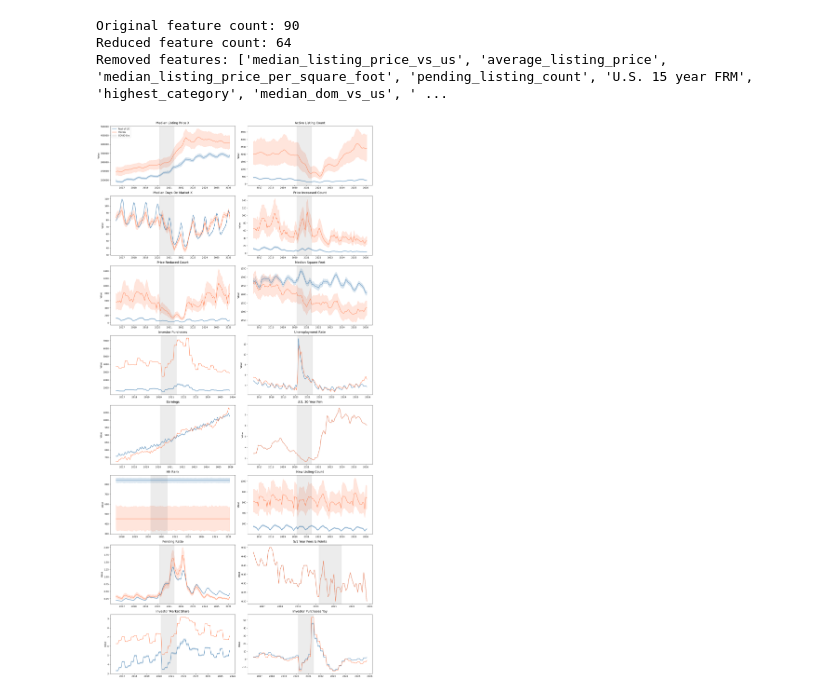
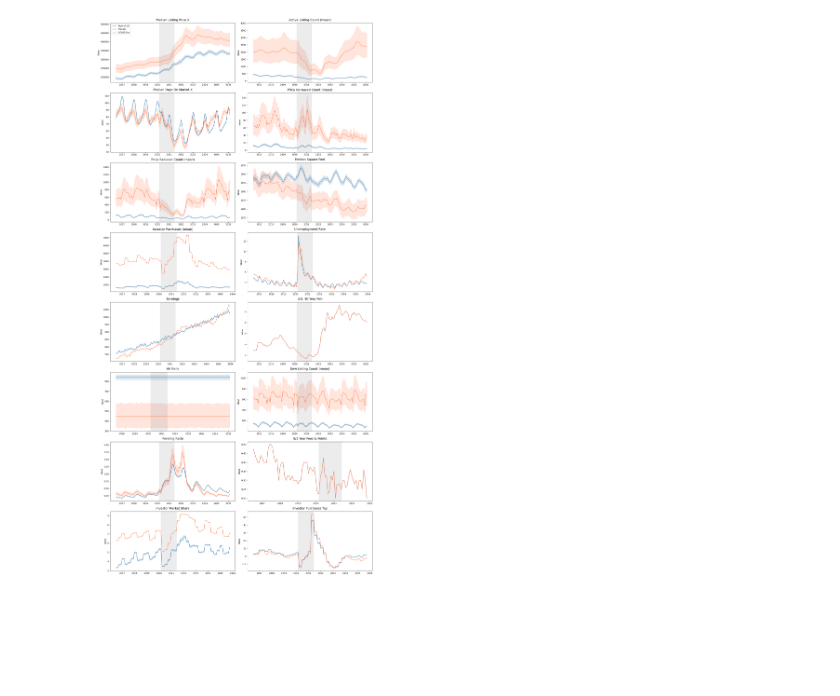
Before and after one commit to walde363/covid-housing-forecast, a Jupyter notebook: notebooks/timeseries.ipynb, the cells around one changed output. Saved outputs shown, nothing was run; the diff lists cells and outputs as text; code cells hidden in the pictures; blank space fills up the shorter version.

```diff
--- a/notebooks/timeseries.ipynb
+++ b/notebooks/timeseries.ipynb
@@ -6,35 +7,15 @@ import numpy as np
 # %%
 # Read in the processed dataset
 file_path = '../data/processed/processed_data_pre_model.csv'
-df = pd.read_csv(file_path, parse_dates=['month_date_yyyymm'], date_format={'month_date_yyyymm': '%Y-%m-%d'})
+df = pd.read_csv(file_path, parse_dates=['date'], date_format={'date': '%Y-%m-%d'})
-# %%
-# Remove columns that are redundant
-cols_to_remove = ['median_listing_price_vs_us', 'average_listing_price', 'median_listing_price_per_square_foot',
-'pending_listing_count', 'U.S. 15 year FRM', 'highest_category', 'median_dom_vs_us',
-'median_days_on_market_yy_y', 'median_days_on_market_mm_y', 'median_listing_price_yy_y',
-'median_listing_price_mm_y', 'median_listing_price_y', 'active_listing_count', 'median_listing_price_per_square_foot_mm',
-'average_listing_price_yy', 'average_listing_price_mm', '15 year fees & points', 'page_view_count_per_property_vs_us',
-'median_dom_mm_day', 'date_y', 'date_x', 'quality_flag_y', 'median_dom_yy_day', 'median_dom_mm_day', 'quality_flag_x',
-'pending_listing_count', 'pending_listing_count_mm', 'pending_listing_count_yy'
-]
-
-df_reduced = df.drop(columns=cols_to_remove)
-print(f"Original feature count: {df.shape[1]}")
-print(f"Reduced feature count: {df_reduced.shape[1]}")
-print(f"Removed features: {cols_to_remove}")
-# %% [output]
-Original feature count: 90
-Reduced feature count: 64
-Removed features: ['median_listing_price_vs_us', 'average_listing_price', 'median_listing_price_per_square_foot', 'pending_listing_count', 'U.S. 15 year FRM', 'highest_category', 'median_dom_vs_us', ' ...
 # %%
-# Convert time column into true Datetime objects
-df['date'] = pd.to_datetime(df['month_date_yyyymm'].astype(str), format='%Y-%m-%d')
-
 # Create a 'Region' column to split the dataset
 df['Region'] = 'Rest of US'
 
-# Change the Region name to Florida for all state = fl
+# Change Region value to Florida for state_id = fl
 df.loc[df['state'] == 'fl', 'Region'] = 'Florida'
+
+# Select relevant features to plot
 
 columns_to_plot = [
     'median_listing_price_x', 'active_listing_count', 'median_days_on_market_x',
@@ -52,48 +33,54 @@ axes = axes.flatten()
 covid_start = pd.to_datetime('2020-03-01')
 covid_end = pd.to_datetime('2021-05-31')
 
-# Plot
+import matplotlib.patches as mpatches
 
+# The specific columns that need "(mean)" added to their title
+mean_title_cols = [
+    'active_listing_count',
+    'price_increased_count',
+    'price_reduced_count',
+    'new_listing_count',
+    'Investor Purchases'
+]
+
+# plot
 for i, col in enumerate(columns_to_plot):
     if col in df.columns:
-        # Plot both regions on the same axis. Seaborn will automatically color-code them.
+        # Plot both regions on the same axis (using the default mean estimator)
         sns.lineplot(
-            data=df,
-            x='date',
-            y=col,
-            hue='Region',
-            ax=axes[i],
-            palette={'Florida': 'coral', 'Rest of US': 'steelblue'},
-            # errorbar=None  # Uncomment this line if the confidence interval shadows are too messy
+            data=df, x='date', y=col, hue='Region',
+            ax=axes[i], palette={'Florida': 'coral', 'Rest of US': 'steelblue'}
         )
 
-        # Clean up the titles
+        # Clean up the titles (e.g., changes 'median_listing_price_x' to 'Median Listing Price X')
         clean_title = col.replace('_', ' ').title()
+
+        # APPEND "(mean)" IF IT IS A COUNT VARIABLE
+        if col in mean_title_cols:
+            clean_title += " (mean)"
+
         axes[i].set_title(clean_title, fontsize=14, pad=10)
         axes[i].set_xlabel('')
         axes[i].set_ylabel('Value')
 
-        # Add the light shading for the COVID era. alpha=0.15 makes it very faint.
+        # Add the light shading for the COVID era
         axes[i].axvspan(covid_start, covid_end, color='gray', alpha=0.15)
 
         # Only keep the legend on the very first plot
         if i == 0:
-            # add a dummy patch to the legend to explain what the gray box is
-            import matplotlib.patches as mpatches
             covid_patch = mpatches.Patch(color='gray', alpha=0.15, label='COVID Era')
             handles, labels = axes[i].get_legend_handles_labels()
             axes[i].legend(handles=handles + [covid_patch], loc='best')
         else:
-            # Remove redundant legends on the other 15 plots
             axes[i].get_legend().remove()
 
     else:
         axes[i].set_visible(False)
-        # Note: If a chart goes missing, check if it's 'Unemployment_rate' vs 'Unemployment_Rate'!
         print(f"Warning: Column '{col}' not found. Check capitalization!")
 
 # Adjust the layout to keep it looking clean
 plt.tight_layout()
 plt.show()
 # %% [output]
-[figure, old version]
+[figure, new version]
```
Also changed, not shown: parts of 1 cell of this notebook.
